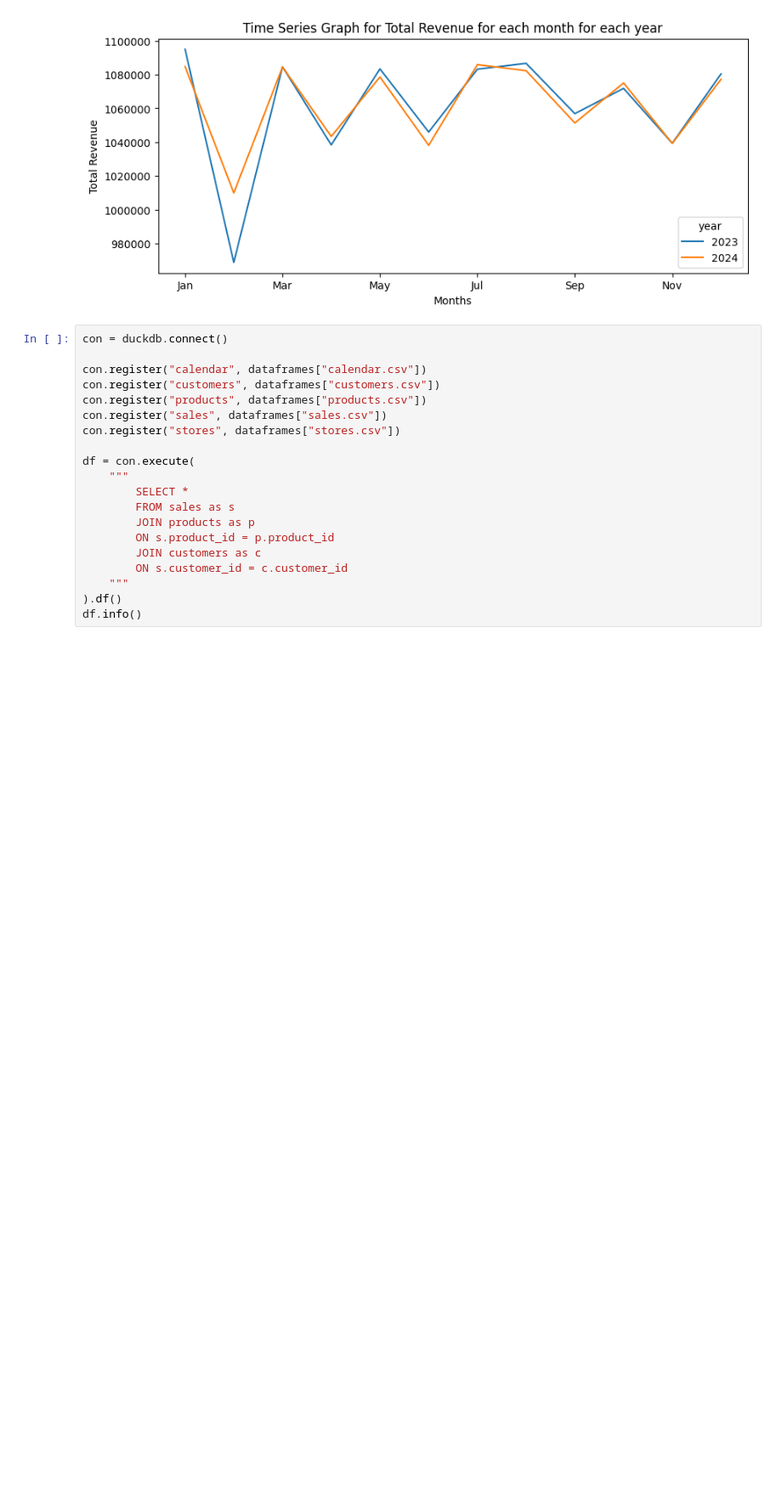
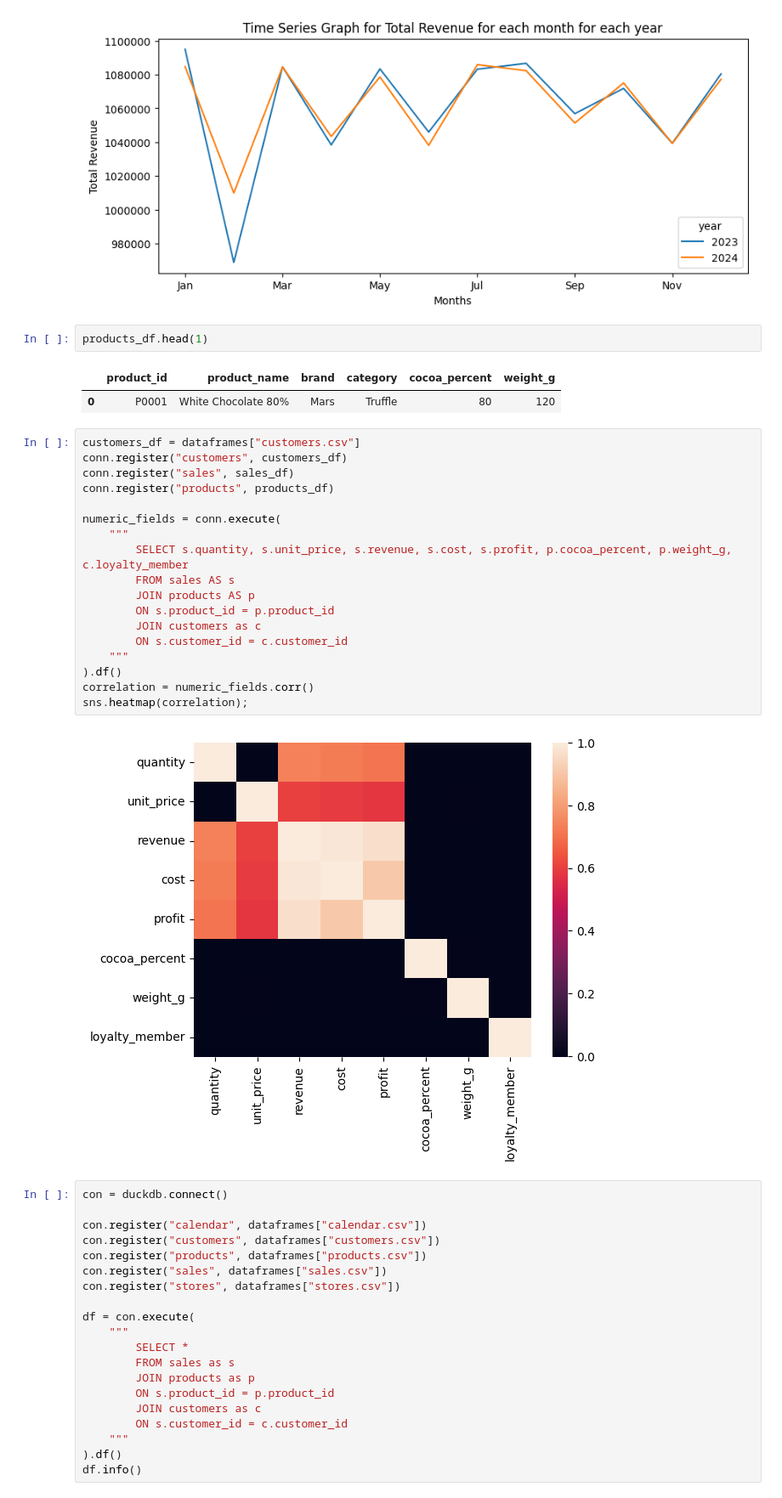
Before and after one commit to GeorgeFrezerMakina/Data-Analysis-Portifolio, a Jupyter notebook: chocolate-sales-analysis/chocolate-sales-analysis.ipynb, the cells around one changed output. Shown at 85% size. Cells and saved outputs as stored; diff of their text form; blank space fills up the shorter version.

Commit message:
plotted correlation matrix for the numeric columns

```diff
--- a/chocolate-sales-analysis/chocolate-sales-analysis.ipynb
+++ b/chocolate-sales-analysis/chocolate-sales-analysis.ipynb
@@ -474,6 +474,31 @@ plt.ylabel("Total Revenue")
 plt.xlabel("Months");
 # %% [output]
 [figure]
+# %%
+products_df.head(1)
+# %% [output]
+|  | product_id | product_name | brand | category | cocoa_percent | weight_g |
+| 0 | P0001 | White Chocolate 80% | Mars | Truffle | 80 | 120 |
+# %%
+customers_df = dataframes["customers.csv"]
+conn.register("customers", customers_df)
+conn.register("sales", sales_df)
+conn.register("products", products_df)
+
+numeric_fields = conn.execute(
+    """
+        SELECT s.quantity, s.unit_price, s.revenue, s.cost, s.profit, p.cocoa_percent, p.weight_g, c.loyalty_member
+        FROM sales AS s
+        JOIN products AS p
+        ON s.product_id = p.product_id
+        JOIN customers as c
+        ON s.customer_id = c.customer_id
+    """
+).df()
+correlation = numeric_fields.corr()
+sns.heatmap(correlation);
+# %% [output]
+[figure, added]
 # %%
 con = duckdb.connect()
 
```
Also changed, not shown: parts of 5 cells of this notebook.
